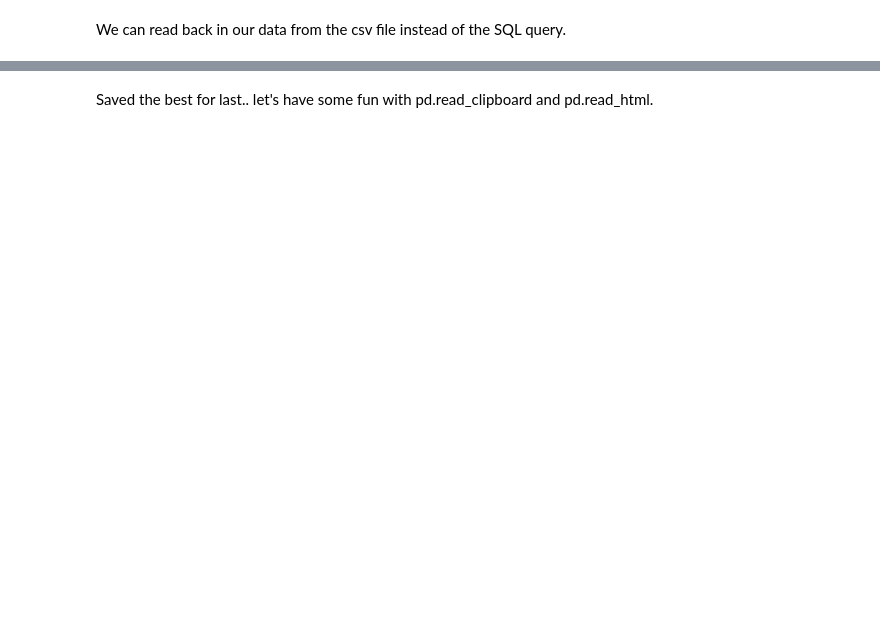
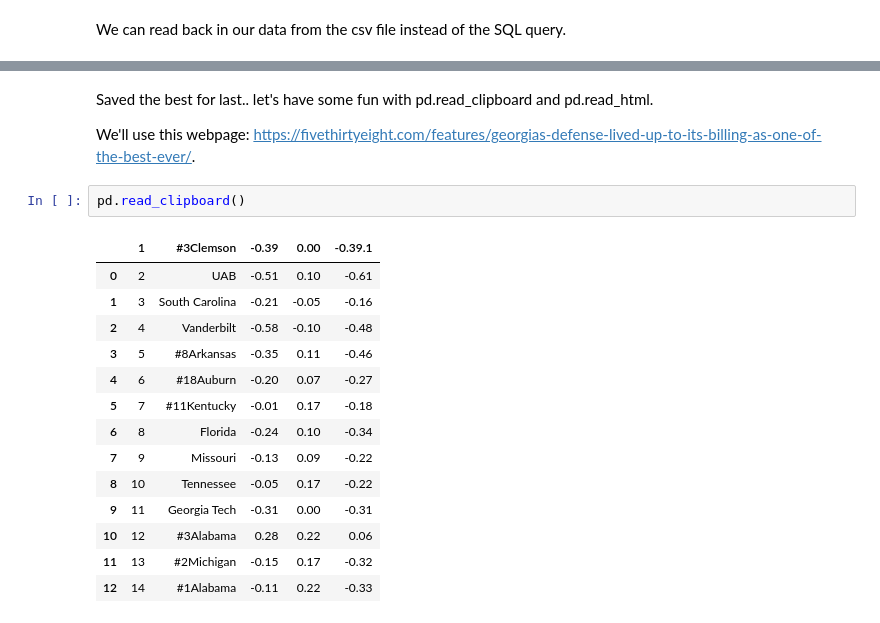
Before and after one commit to CodeupClassroom/somerville-classification-exercises, a Jupyter notebook: acquire_lesson.ipynb, the cells around one changed output, grey strips where cells are left out. Saved outputs shown, nothing was run; the diff lists cells and outputs as text; blank space fills up the shorter version.

```diff
--- a/acquire_lesson.ipynb
+++ b/acquire_lesson.ipynb
@@ -41,2 +135,21 @@ We can read back in our data from the csv file instead of the SQL query.
 # %% [markdown]
 Saved the best for last.. let's have some fun with pd.read_clipboard and pd.read_html.
+
+We'll use this webpage: https://fivethirtyeight.com/features/georgias-defense-lived-up-to-its-billing-as-one-of-the-best-ever/.
+# %%
+pd.read_clipboard()
+# %% [output]
+|  | 1 | #3Clemson | -0.39 | 0.00 | -0.39.1 |
+| 0 | 2 | UAB | -0.51 | 0.10 | -0.61 |
+| 1 | 3 | South Carolina | -0.21 | -0.05 | -0.16 |
+| 2 | 4 | Vanderbilt | -0.58 | -0.10 | -0.48 |
+| 3 | 5 | #8Arkansas | -0.35 | 0.11 | -0.46 |
+| 4 | 6 | #18Auburn | -0.20 | 0.07 | -0.27 |
+| 5 | 7 | #11Kentucky | -0.01 | 0.17 | -0.18 |
+| 6 | 8 | Florida | -0.24 | 0.10 | -0.34 |
+| 7 | 9 | Missouri | -0.13 | 0.09 | -0.22 |
+| 8 | 10 | Tennessee | -0.05 | 0.17 | -0.22 |
+| 9 | 11 | Georgia Tech | -0.31 | 0.00 | -0.31 |
+| 10 | 12 | #3Alabama | 0.28 | 0.22 | 0.06 |
+| 11 | 13 | #2Michigan | -0.15 | 0.17 | -0.32 |
+| 12 | 14 | #1Alabama | -0.11 | 0.22 | -0.33 |
```
Also changed, not shown: parts of 9 cells of this notebook.
